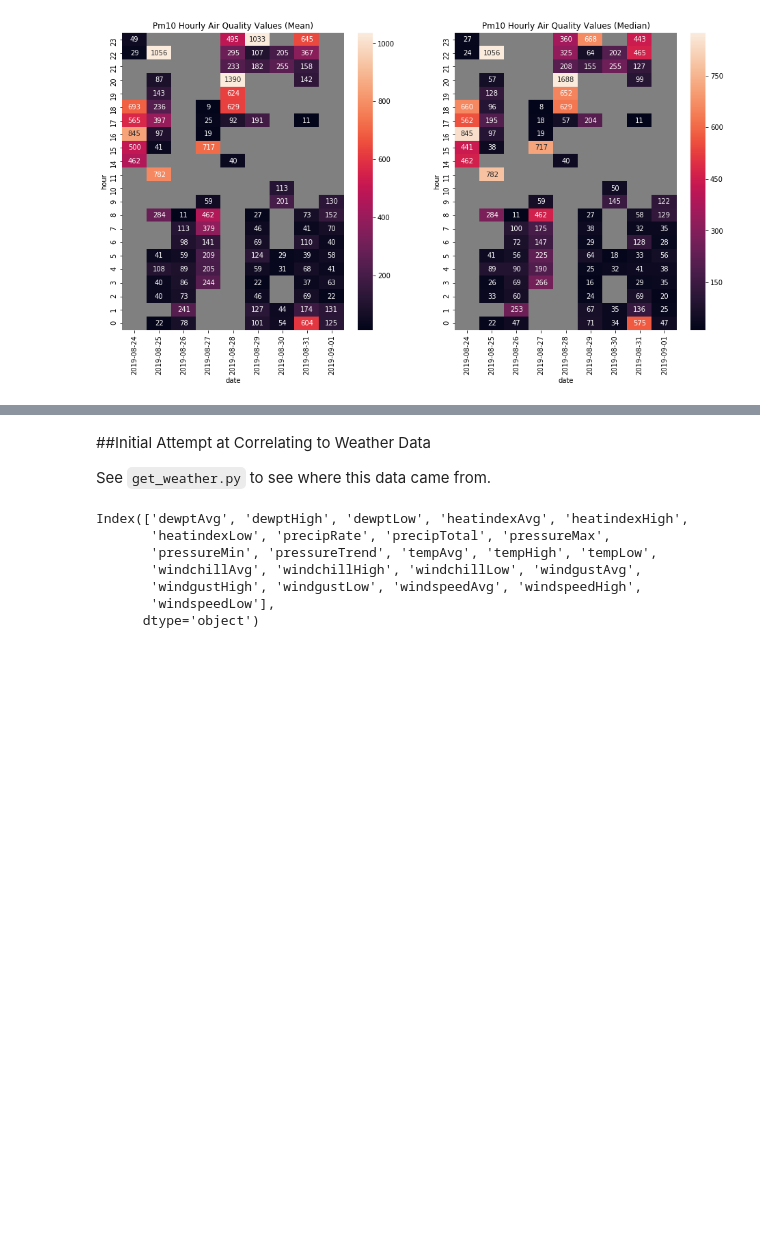
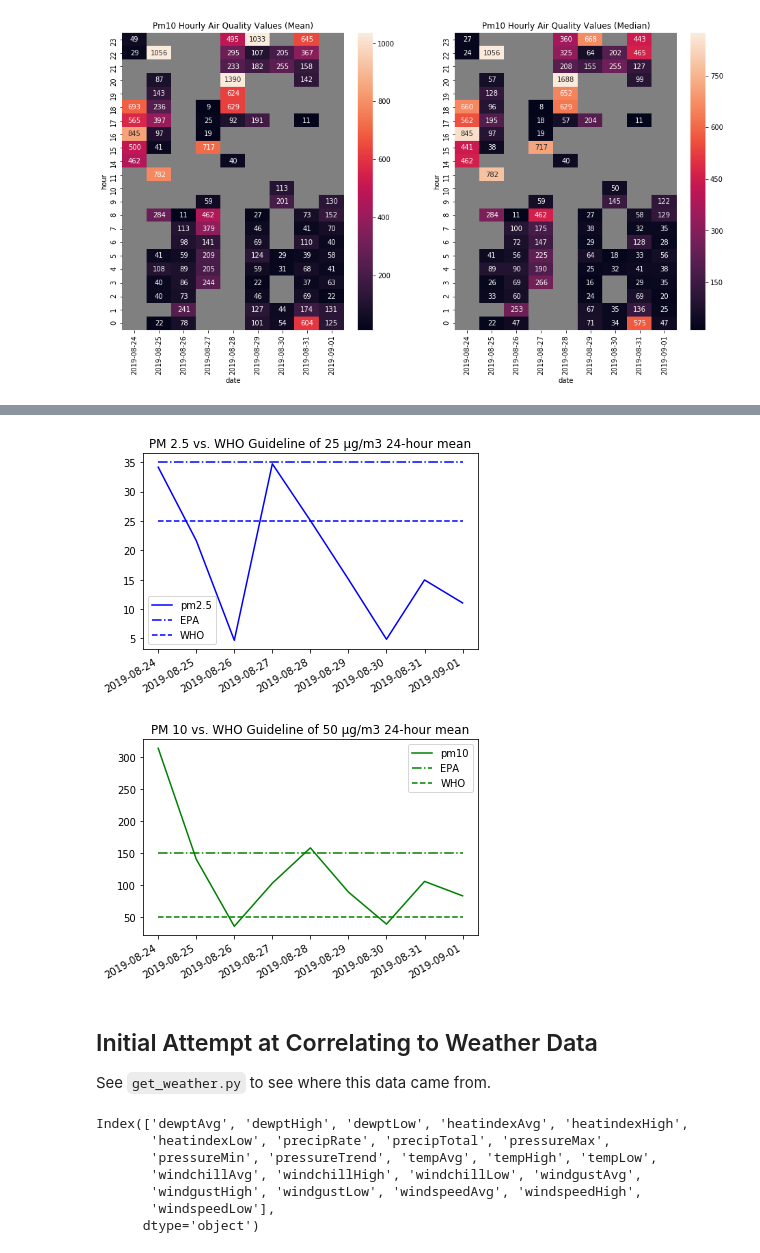
Before and after one commit to ssuffian/hotlouddusty-data, a Jupyter notebook: ipynb/initial_analysis.ipynb, the cells around one changed output, grey strips where cells are left out. Saved outputs shown, nothing was run; the diff lists cells and outputs as text; code cells hidden in the pictures; blank space fills up the shorter version.

Commit message:
Updated script with additional plots

```diff
--- a/ipynb/initial_analysis.ipynb
+++ b/ipynb/initial_analysis.ipynb
@@ -60,5 +63,30 @@ for var in ['pm2.5', 'pm10']:
+# %%
+# Let's regenerate the above plots but be a bit more conservative. Let's replace missing hours with 0
+# indicating it was perfect air quality when the sensors weren't reading. When doing this, you can see
+# that it is much lower, although still there are multiple days where it is above the WHO and/or EPA guidelines.
+
+df_zero_filled = df.resample('1H').mean().fillna(0)
+df_daily = df_zero_filled.groupby(df_zero_filled.index.date)[['pm2.5', 'pm10']].mean()
+df_daily['pm2.5'].plot(style='b')
+plt.plot(pd.DataFrame(np.ones(len(df_daily)) * 35, index=df_daily.index), 'b-.', label='EPA')
+plt.plot(pd.DataFrame(np.ones(len(df_daily)) * 25, index=df_daily.index), 'b--', label='WHO')
+plt.legend()
+plt.gcf().autofmt_xdate()
+plt.title('PM 2.5 vs. WHO Guideline of 25 μg/m3 24-hour mean')
+pass
+plt.figure()
+df_daily['pm10'].plot(style='g')
+plt.plot(pd.DataFrame(np.ones(len(df_daily)) * 150, index=df_daily.index), 'g-.', label='EPA')
+plt.plot(pd.DataFrame(np.ones(len(df_daily)) * 50, index=df_daily.index), 'g--', label='WHO')
+plt.legend()
+plt.gcf().autofmt_xdate()
+plt.title('PM 10 vs. WHO Guideline of 50 μg/m3 24-hour mean')
+pass
+# %% [output]
+[figure, added]
+[figure, added]
 # %% [markdown]
-##Initial Attempt at Correlating to Weather Data
+## Initial Attempt at Correlating to Weather Data
 
 See `get_weather.py` to see where this data came from.
 # %%
```
Also changed, not shown: parts of 2 cells of this notebook.
